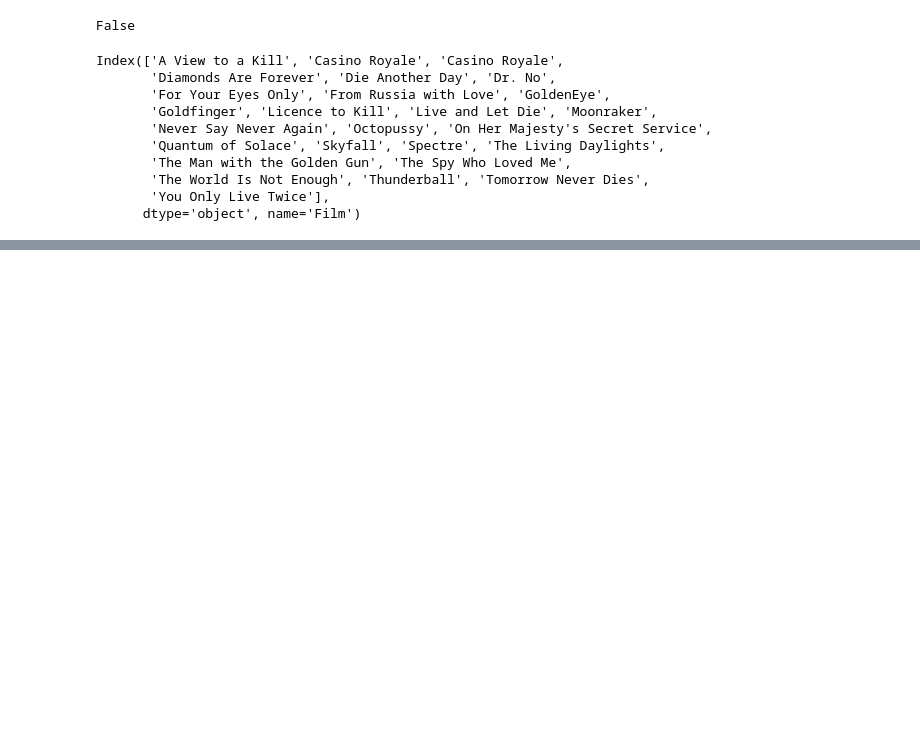
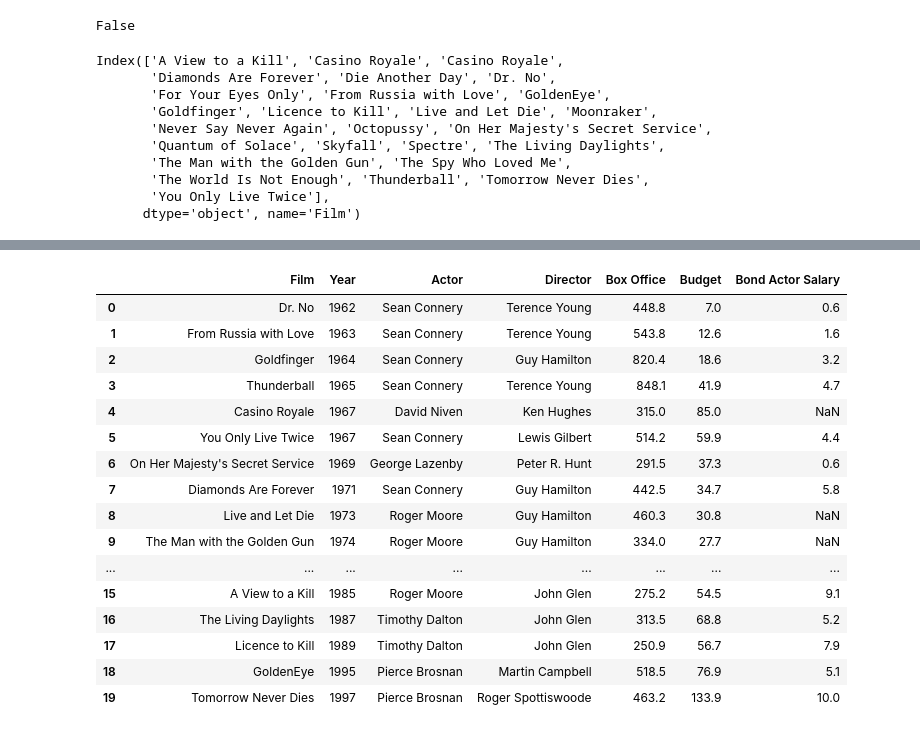
Before and after one commit to aouatefm/Data-Analysis-With-Pandas, a Jupyter notebook: DataFrame_3.ipynb, the cells around one changed output, grey strips where cells are left out. Drawn from its saved outputs; the diff is of its cells as text; code cells hidden in the pictures; blank space fills up the shorter version.

Commit message:
data analysis using pandas

```diff
--- a/DataFrame_3.ipynb
+++ b/DataFrame_3.ipynb
@@ -251,3 +251,7 @@ Index(['A View to a Kill', 'Casino Royale', 'Casino Royale',
        'The World Is Not Enough', 'Thunderball', 'Tomorrow Never Dies',
        'You Only Live Twice'],
       dtype='object', name='Film')
+# %%
+import pandas as pd
+bd=pd.read_csv("datasets/jamesbond.csv")
+bd.head(3)
@@ -253,0 +309,20 @@ Index(['A View to a Kill', 'Casino Royale', 'Casino Royale',
+# %%
+bd.iloc[:20]
+# %% [output]
+|  | Film | Year | Actor | Director | Box Office | Budget | Bond Actor Salary |
+| 0 | Dr. No | 1962 | Sean Connery | Terence Young | 448.8 | 7.0 | 0.6 |
+| 1 | From Russia with Love | 1963 | Sean Connery | Terence Young | 543.8 | 12.6 | 1.6 |
+| 2 | Goldfinger | 1964 | Sean Connery | Guy Hamilton | 820.4 | 18.6 | 3.2 |
+| 3 | Thunderball | 1965 | Sean Connery | Terence Young | 848.1 | 41.9 | 4.7 |
+| 4 | Casino Royale | 1967 | David Niven | Ken Hughes | 315.0 | 85.0 | NaN |
+| 5 | You Only Live Twice | 1967 | Sean Connery | Lewis Gilbert | 514.2 | 59.9 | 4.4 |
+| 6 | On Her Majesty's Secret Service | 1969 | George Lazenby | Peter R. Hunt | 291.5 | 37.3 | 0.6 |
+| 7 | Diamonds Are Forever | 1971 | Sean Connery | Guy Hamilton | 442.5 | 34.7 | 5.8 |
+| 8 | Live and Let Die | 1973 | Roger Moore | Guy Hamilton | 460.3 | 30.8 | NaN |
+| 9 | The Man with the Golden Gun | 1974 | Roger Moore | Guy Hamilton | 334.0 | 27.7 | NaN |
+| ... | ... | ... | ... | ... | ... | ... | ... |
+| 15 | A View to a Kill | 1985 | Roger Moore | John Glen | 275.2 | 54.5 | 9.1 |
+| 16 | The Living Daylights | 1987 | Timothy Dalton | John Glen | 313.5 | 68.8 | 5.2 |
+| 17 | Licence to Kill | 1989 | Timothy Dalton | John Glen | 250.9 | 56.7 | 7.9 |
+| 18 | GoldenEye | 1995 | Pierce Brosnan | Martin Campbell | 518.5 | 76.9 | 5.1 |
+| 19 | Tomorrow Never Dies | 1997 | Pierce Brosnan | Roger Spottiswoode | 463.2 | 133.9 | 10.0 |
```
Also changed, not shown: parts of 29 cells of this notebook.
